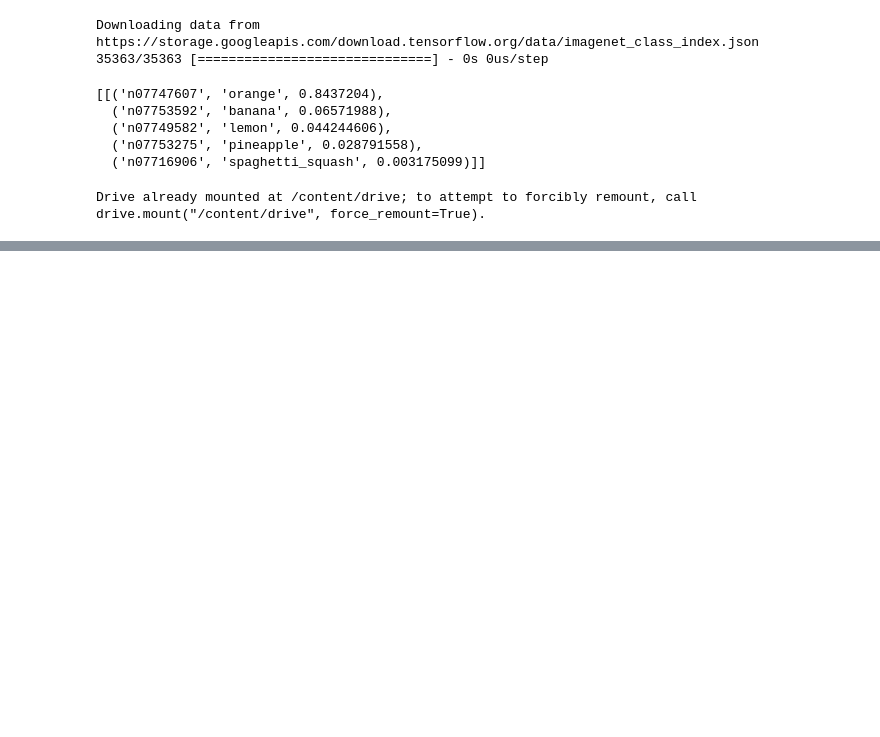
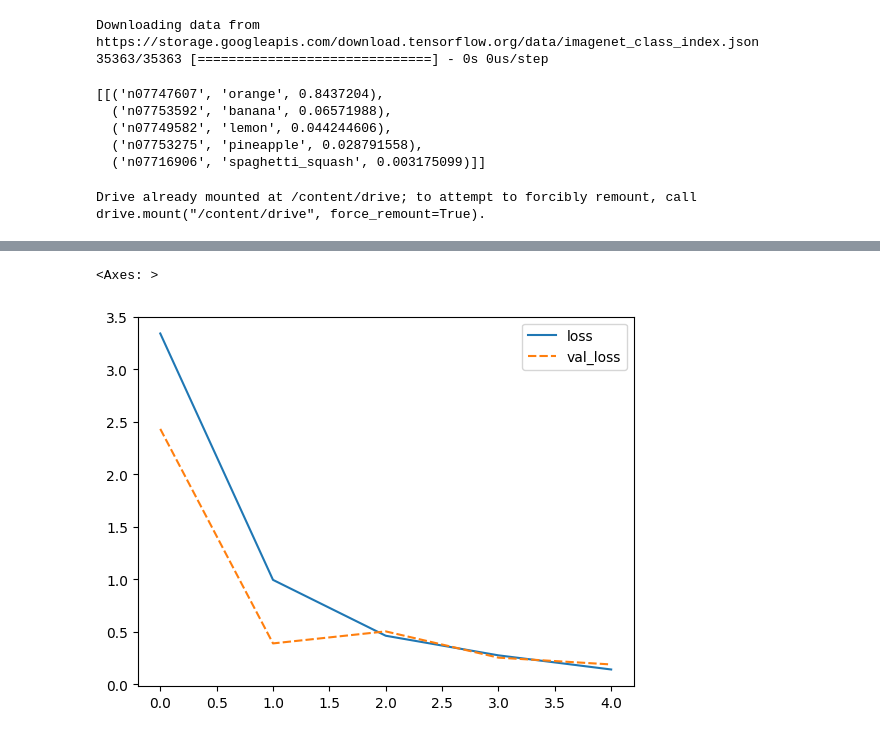
Before and after one commit to Cosmo-ns/data-analysis-basic-kadai, a Jupyter notebook: VGG16_transfer learning_cats and dogs.ipynb, the cells around one changed output, grey strips where cells are left out. Drawn from its saved outputs; the diff is of its cells as text; code cells hidden in the pictures; blank space fills up the shorter version.

```diff
--- a/VGG16_transfer learning_cats and dogs.ipynb
+++ b/VGG16_transfer learning_cats and dogs.ipynb
@@ -281,0 +394,10 @@ Drive already mounted at /content/drive; to attempt to forcibly remount, call dr
+# %%
+# VGG16のSequentalモデルへの変換
+# 次に、VGG16をSequentialモデルに変換します。Sequentialモデルとは、Sequentialクラスを用いて予測モデルを定義する形式です。5, 6, 8, 9章で定義していた方法が、これに当たります。一方で、取得したVGG16は、Functional APIという異なる形式でモデルの構造が定義されています。
+
+# VGG16をSequentialモデルに変換する理由は、独自の層を簡潔に追加できるようにするためです。まずSequentialクラスをインスタンス化します。次に、VGG16の各層を1つずつ、addメソッドで追加していきます。これにより、VGG16モデルを、Sequentialモデルへ変換できます。
+
+from tensorflow.keras.models import Sequential
+model = Sequential()
+for layer in vgg16_without_fc.layers:
+    model.add(layer)
@@ -281,0 +478,9 @@ Drive already mounted at /content/drive; to attempt to forcibly remount, call dr
+# %%
+# 誤差関数、最適化方法、評価指標の設定
+# 次は、誤差関数、最適化方法、評価指標の設定をします。誤差関数として二値交差エントロピー誤差（Binary Cross-Entropy Error）を使用します。二値交差エントロピー誤差は、2つのカテゴリ（今回は犬と猫）を分類する際に一般的に利用される誤差関数です。compileメソッドの引数で、loss='binary_crossentropy'と指定すれば適用されます。
+
+# また、最適化手法としてAdamを、評価指標として正解率（accuracy）を指定します。これらの設定は、5, 6, 8, 9章で実施したニューラルネットワークやCNNにおける設定時と、同様の理由に基づきます。
+
+model.compile(loss='binary_crossentropy',
+              optimizer='adam',
+              metrics='accuracy')
@@ -281,0 +489,14 @@ Drive already mounted at /content/drive; to attempt to forcibly remount, call dr
+# %%
+# 学習
+# 学習データとバリデーションデータを使って予測モデルを学習させます。この際に、以下の引数を指定します。
+
+# train_generator：学習データを供給するデータジェネレータを指定します。これにより、モデルに対して学習データの流し込みが行われます。
+# validation_data=val_generator：バリデーションデータとして、val_generatorを指定します。これによって、学習中にバリデーションデータによる損失関数と正解率の推移をモニタリングできます。
+# epochs：学習をするエポック数を指定します。今回は5エポックで学習します。
+
+# なお、バッチサイズはジェネレータ作成時に設定した64が適用されます。
+
+history = model.fit(
+        train_generator,
+        validation_data=val_generator,
+        epochs=5)
@@ -281,0 +516,11 @@ Drive already mounted at /content/drive; to attempt to forcibly remount, call dr
+# %%
+# 学習履歴の可視化
+# 次に、学習過程での正解率と損失の変化を可視化し、過学習や学習不足を確認しましょう。fit関数の戻り値であるHistoryオブジェクトのhistory属性に、学習履歴の推移が格納されています。DataFrameに変換し、seabornのlineplotメソッドを利用して、損失関数（loss, val_loss）の推移を可視化します。
+
+import pandas as pd
+import seaborn as sns
+df = pd.DataFrame(history.history)
+sns.lineplot(data=df[['loss', 'val_loss']])
+# %% [output]
+<Axes: >
+[figure, added]
```
Also changed, not shown: parts of 33 cells of this notebook.
